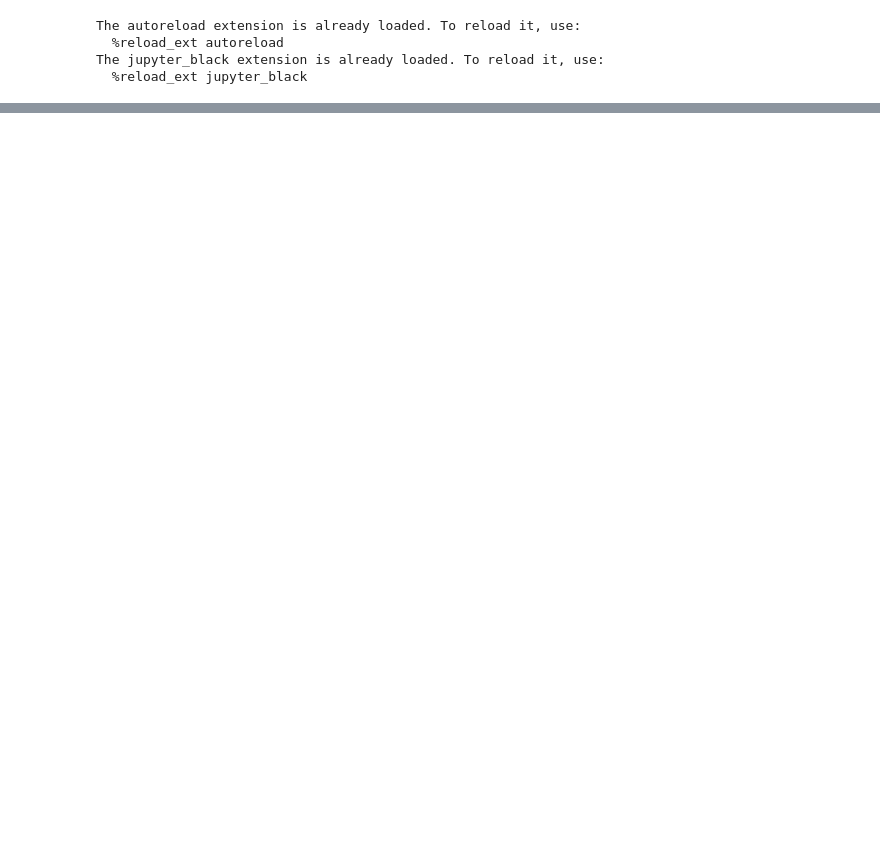
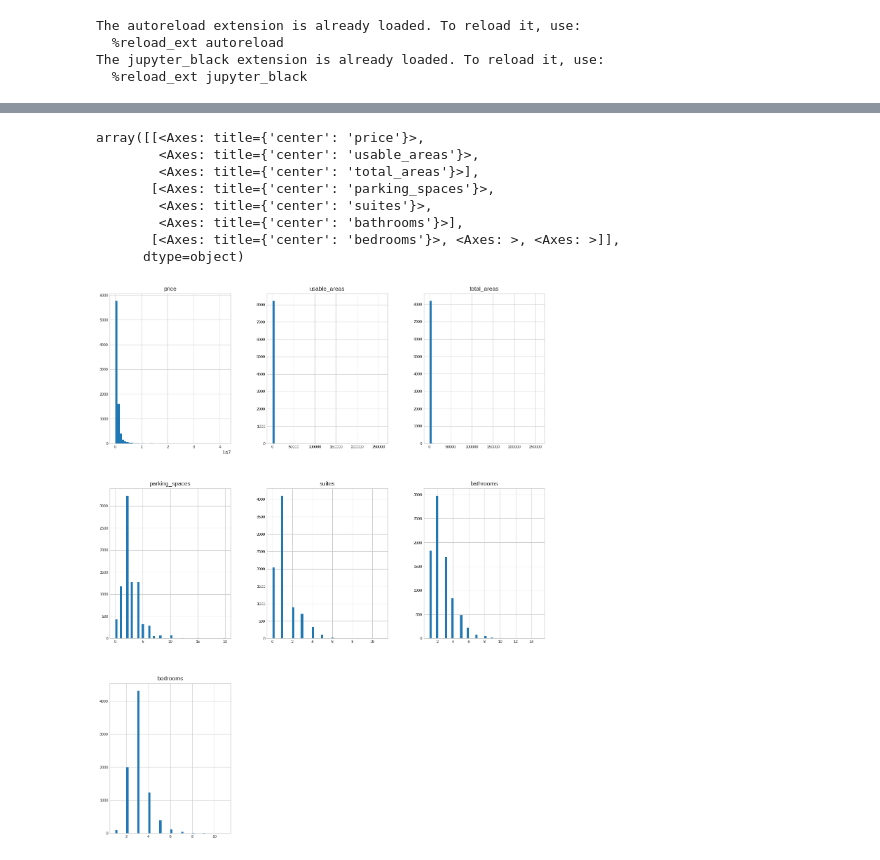
Before and after one commit to gabrielcdo/icd-hw1, a Jupyter notebook: 01_data_understand.ipynb, the cells around one changed output, grey strips where cells are left out. Cells and saved outputs as stored; diff of their text form; code cells hidden in the pictures; blank space fills up the shorter version.

Commit message:
add handle outliers and more visualizations

```diff
--- a/01_data_understand.ipynb
+++ b/01_data_understand.ipynb
@@ -131,11 +65,0 @@ dtype: object
-# %%
-cols = [
-    "listing.usableAreas",
-    "listing.parkingSpaces",
-    "listing.suites",
-    "listing.bathrooms",
-    "listing.bedrooms",
-]
-for col in cols:
-    data[col] = data[col].fillna(0)
-    data[col] = data[col].astype(int)
@@ -159,11 +65,0 @@ ValueError: invalid literal for int() with base 10: ''
-# %%
-cols = [
-    "listing.usableAreas",
-    "listing.parkingSpaces",
-    "listing.suites",
-    "listing.bathrooms",
-    "listing.bedrooms",
-]
-for col in cols:
-    data[col] = data[col].fillna(0)
-    data[col] = data[col].astype(int)
@@ -236,3 +65,0 @@ import numpy as np
-# %%
-data = data.fillna(value=np.nan)
-data = data.dropna()
@@ -275,0 +87,17 @@ plt.show()
+# %%
+for col in numeric_cols:
+    data[col] = data[col].astype(int)
+# %%
+data[numeric_cols].hist(figsize=(16, 20), bins=50, xlabelsize=8, ylabelsize=8)
+# Visualização dos histogramas no permite concluir que há grandes outliers nas
+# variáveis price, usable_areas, total_areas
+# %% [output]
+array([[<Axes: title={'center': 'price'}>,
+        <Axes: title={'center': 'usable_areas'}>,
+        <Axes: title={'center': 'total_areas'}>],
+       [<Axes: title={'center': 'parking_spaces'}>,
+        <Axes: title={'center': 'suites'}>,
+        <Axes: title={'center': 'bathrooms'}>],
+       [<Axes: title={'center': 'bedrooms'}>, <Axes: >, <Axes: >]],
+      dtype=object)
+[figure, added]
```
Also changed, not shown: parts of 41 cells of this notebook, 3 other files.
